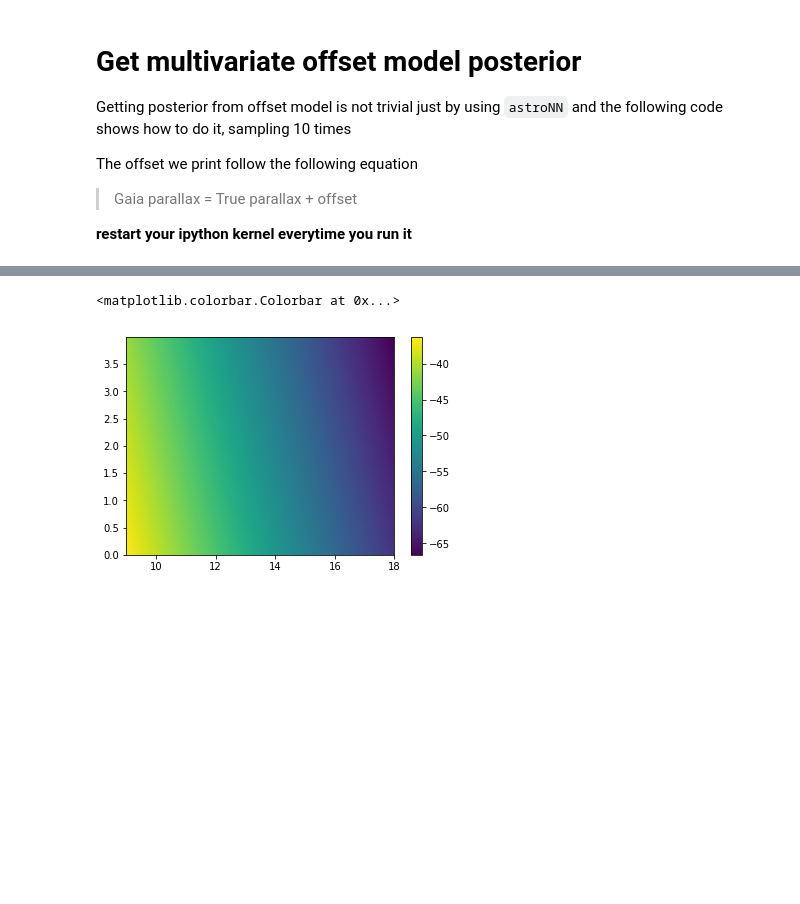
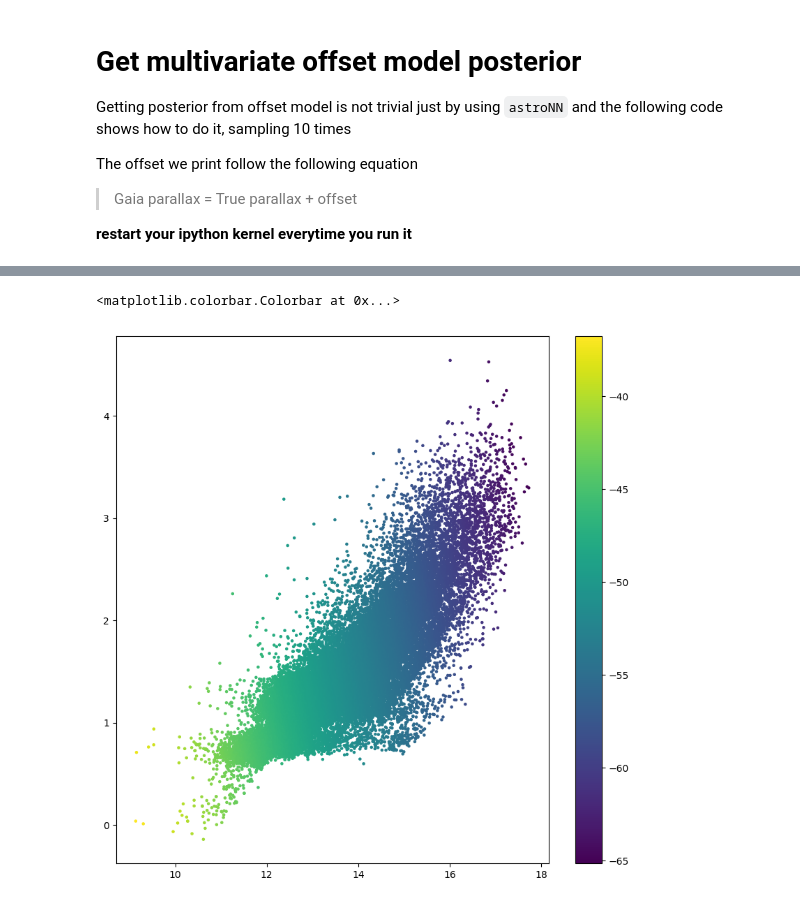
Before and after one commit to henrysky/astroNN_gaia_dr2_paper, a Jupyter notebook: Offset_Gaia.ipynb, the cells around one changed output, grey strips where cells are left out. Saved outputs shown, nothing was run; the diff lists cells and outputs as text; code cells hidden in the pictures; blank space fills up the shorter version.

```diff
--- a/Offset_Gaia.ipynb
+++ b/Offset_Gaia.ipynb
@@ -288,16 +299,38 @@ Parameter uncertainty:  [5.19217587e-05 1.92918722e-04 7.51402048e-03]
-# %%
-%matplotlib inline
-import pylab as plt
-import numpy as np
-
-x = np.arange(9, 18, 0.01)
-y = np.arange(0, 4, 0.01)
-
-X, Y = np.meshgrid(x, y)
-offset = lambda x, y: -2.85*x + -1.17*y - 10.7
-
-plt.pcolor(X, Y, offset(X, Y))
-plt.colorbar()
-# %% [output]
-<matplotlib.colorbar.Colorbar at 0x...>
-[figure, removed]
+# %%
+%matplotlib inline
+import pylab as plt
+import numpy as np
+import h5py
+
+with h5py.File('gaia_dr2_test.h5') as F:  # ensure the file will be cleaned up
+    bp_rp = np.array(F['bp_rp'])
+    phot_g_mean_mag = np.array(F['phot_g_mean_mag'])
+    teff = np.array(F['NN_teff'])
+
+    good_idx = ((bp_rp != -9999.) & (phot_g_mean_mag != -9999.)  & (teff != -9999.))
+
+    bp_rp = bp_rp[good_idx]
+    phot_g_mean_mag = phot_g_mean_mag[good_idx]
+    teff = teff[good_idx]
+
+# need to manually
+phot_g_mean_mag_std = np.std(phot_g_mean_mag)
+phot_g_mean_mag_mean = np.mean(phot_g_mean_mag)
+norm_phot_g_mean_mag = (phot_g_mean_mag - phot_g_mean_mag_mean) / phot_g_mean_mag_std
+
+bp_rp_std = np.std(bp_rp)
+bp_rp_mean = np.mean(bp_rp)
+norm_bp_rp = (bp_rp - bp_rp_mean) / bp_rp_std
+
+teff_std = np.std(teff)
+teff_mean = np.mean(teff)
+norm_teff = (teff - teff_mean) / teff_std
+
+offset = lambda x, y: -2.85*x + -1.17*y - 10.7
+
+fig = plt.figure(figsize=(10, 10), dpi=100)
+plt.scatter(phot_g_mean_mag, bp_rp, c=offset(phot_g_mean_mag, bp_rp), s=5.)
+plt.colorbar()
+# %% [output]
+<matplotlib.colorbar.Colorbar at 0x...>
+[figure, added]
```
Also changed, not shown: parts of 1 cell of this notebook, 4 other files.
